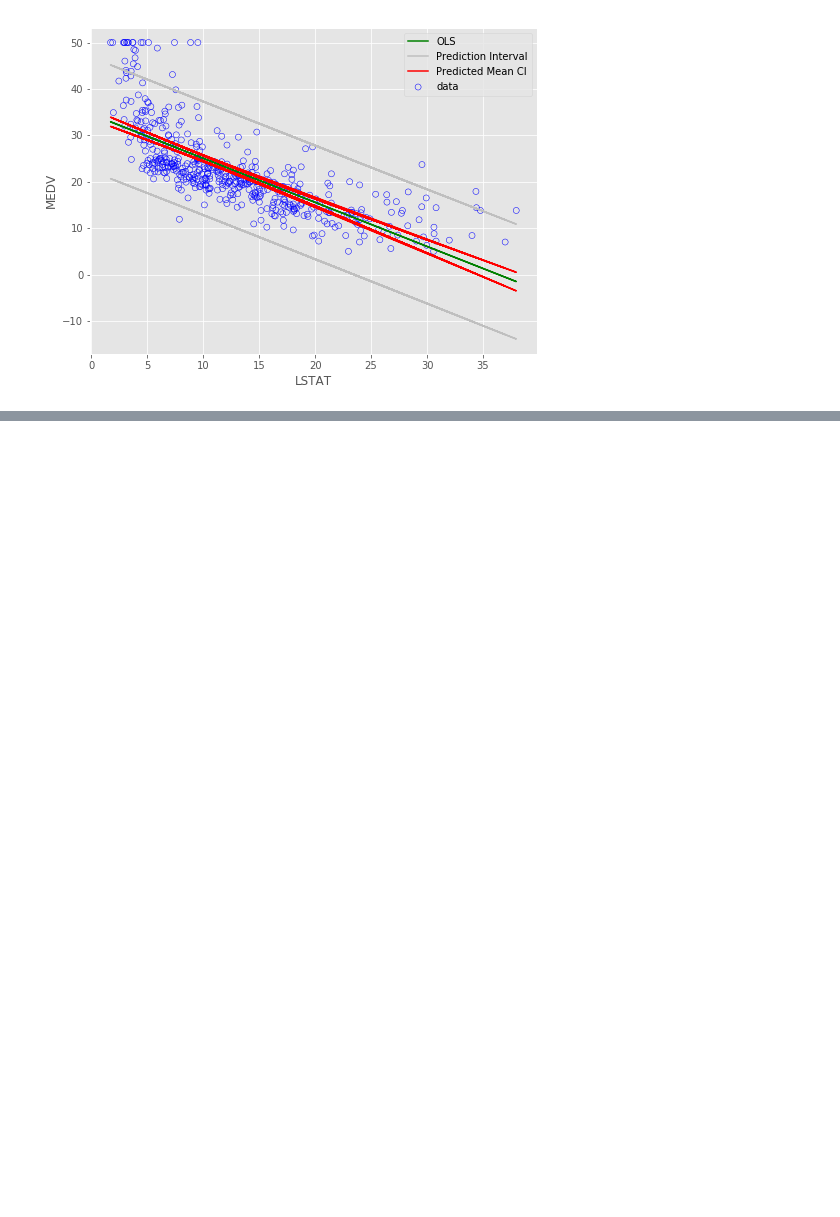
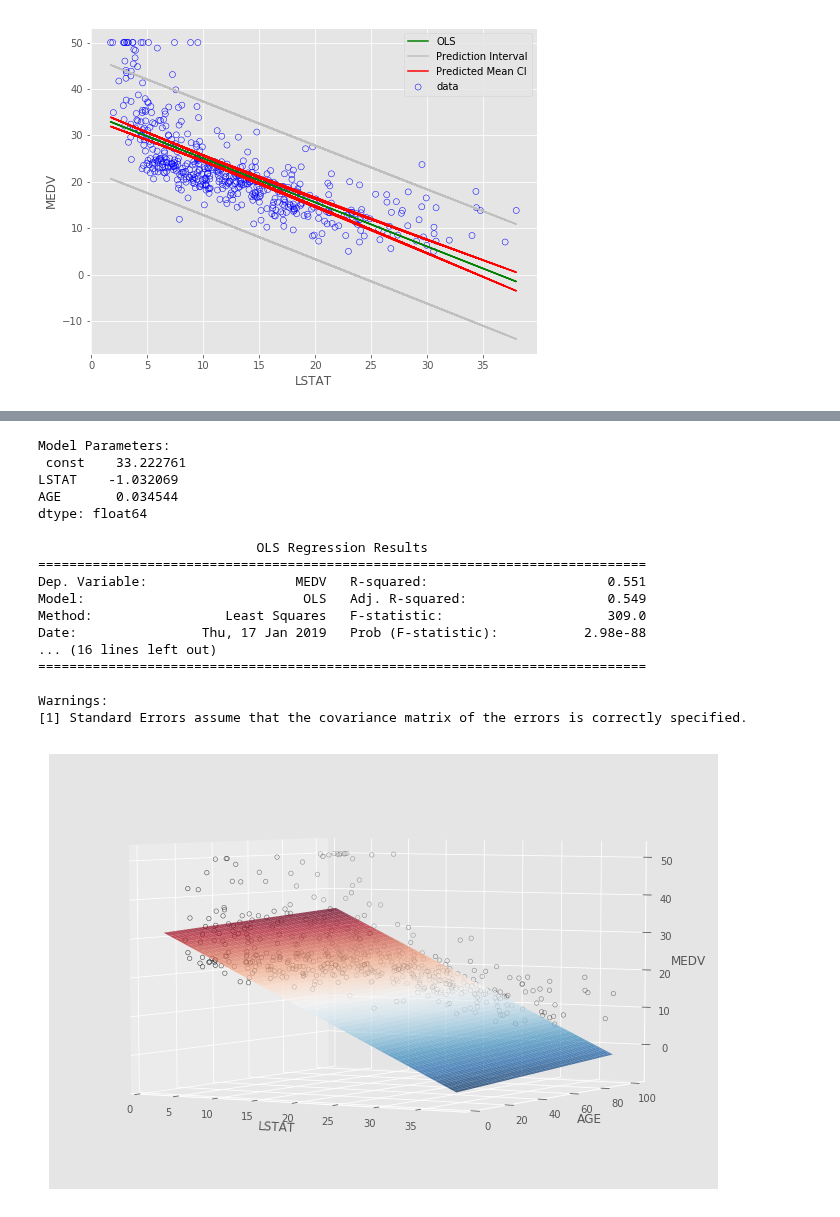
Before and after one commit to naivelogic/Machine_Learning_Notebooks, a Jupyter notebook: ML/ML Foundation/(ISLR) 3. [lab] Linear Regression.ipynb, the cells around one changed output, grey strips where cells are left out. Cells and saved outputs as stored; diff of their text form; code cells hidden in the pictures; blank space fills up the shorter version.

```diff
--- a/ML/ML Foundation/(ISLR) 3. [lab] Linear Regression.ipynb
+++ b/ML/ML Foundation/(ISLR) 3. [lab] Linear Regression.ipynb
@@ -319,0 +364,55 @@ Text(0,0.5,'MEDV')
+# %%
+# create our deign matrix using 2 predictors LSTAT and AGE
+X = sm.add_constant(boston[['LSTAT', 'AGE']])
+
+# set the dependent variable
+Y = boston.MEDV
+
+# https://nbviewer.jupyter.org/github/mscaudill/IntroStatLearn/blob/master/notebooks/Ch3_Linear_Regression/Lab_Linear_Regression.ipynb
+from mpl_toolkits.mplot3d import Axes3D
+fig = plt.figure(figsize=(12, 8))
+ax = fig.add_subplot(111, projection='3d',azim=-60, elev=5)
+
+# create the model instance and estimate
+lm2 = sm.OLS(Y, X).fit()
+
+
+# Plot the data
+ax.scatter(X.loc[:,'LSTAT'], X.loc[:,'AGE'], Y.values, facecolors=(0,0,0,0),\
+           edgecolor='k', depthshade=True);
+ax.set_xlabel('LSTAT');
+ax.set_ylabel('AGE')
+ax.set_zlabel('MEDV')
+
+# Plot the OLS estimate
+# create a grid of points
+xx1, xx2 = np.meshgrid(np.linspace(X.LSTAT.min(), X.LSTAT.max(), 100),
+                       np.linspace(X.AGE.min(), X.AGE.max(), 100))
+
+# plot the plane by evaluating the parameters over the grid
+Z = lm2.params[0] + lm2.params[1] * xx1 + lm2.params[2] * xx2
+# plot plane
+surf = ax.plot_surface(xx1, xx2, Z, cmap=plt.cm.RdBu_r, alpha=0.75, linewidth=0)
+
+
+print("Model Parameters: \n", lm2.params,'\n')
+print(lm2.summary()) # data about the model is stored in summary
+# %% [output]
+Model Parameters:
+ const    33.222761
+LSTAT    -1.032069
+AGE       0.034544
+dtype: float64
+
+                            OLS Regression Results
+==============================================================================
+Dep. Variable:                   MEDV   R-squared:                       0.551
+Model:                            OLS   Adj. R-squared:                  0.549
+Method:                 Least Squares   F-statistic:                     309.0
+Date:                Thu, 17 Jan 2019   Prob (F-statistic):           2.98e-88
+... (16 lines left out)
+==============================================================================
+
+Warnings:
+[1] Standard Errors assume that the covariance matrix of the errors is correctly specified.
+[figure, added]
```
Also changed, not shown: parts of 22 cells of this notebook.
